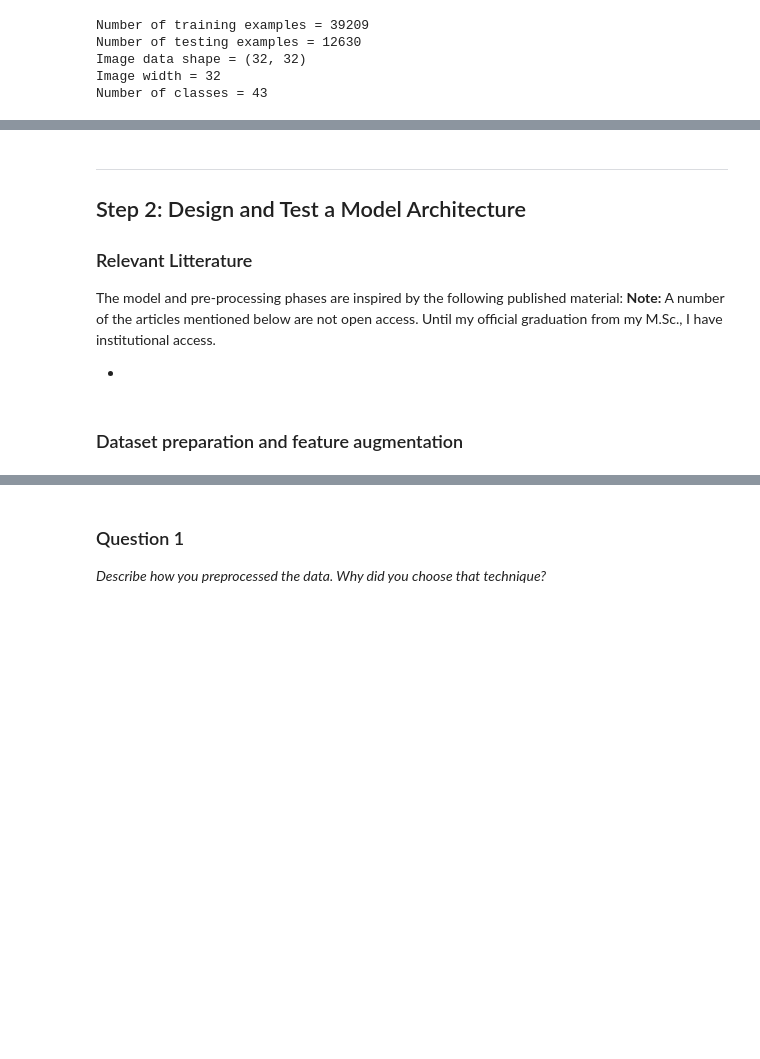
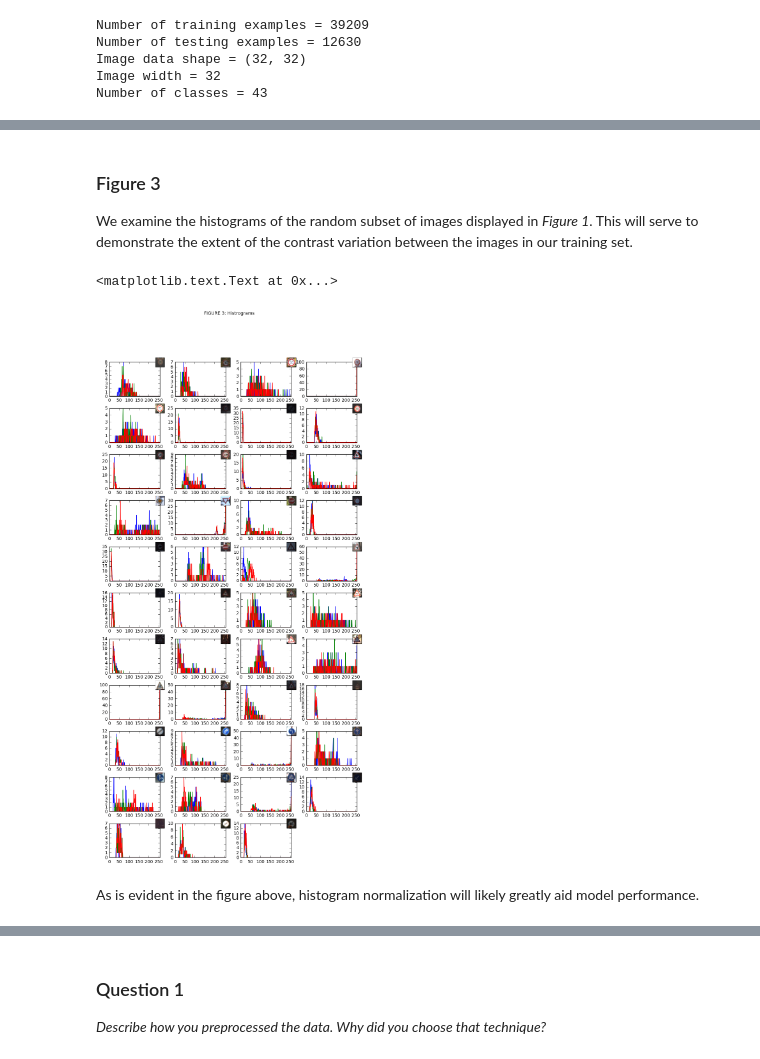
Before and after one commit to danidb/sdcnd-traffic-signs, a Jupyter notebook: Traffic_Sign_Classifier.ipynb, the cells around one changed output, grey strips where cells are left out. Saved outputs shown, nothing was run; the diff lists cells and outputs as text; code cells hidden in the pictures; blank space fills up the shorter version.

```diff
--- a/Traffic_Sign_Classifier.ipynb
+++ b/Traffic_Sign_Classifier.ipynb
@@ -158,13 +140,0 @@ figure_2.suptitle('Class Frequency')
-# %% [markdown]
-----
-
-## Step 2: Design and Test a Model Architecture
-
-
-### Relevant Litterature
-The model and pre-processing phases are inspired by the following published material:
-**Note:** A number of the articles mentioned below are not open access. Until my official graduation from my M.Sc., I have institutional access.
-
--
-# %% [markdown]
-### Dataset preparation and feature augmentation
@@ -172,0 +141,31 @@ The model and pre-processing phases are inspired by the following published mate
+# %% [markdown]
+### Figure 3
+
+We examine the histograms of the random subset of images displayed in *Figure 1*. This will serve to demonstrate the extent of the contrast variation between the images in our training set.
+# %%
+figure_3_row_length = 4
+
+figure_3 = plt.figure(3, figsize=(10, 20))
+for i in range(0, len(figure_1_images)):
+    figure_3_ax = figure_3.add_subplot(np.ceil(len(figure_1_images)/figure_3_row_length), figure_3_row_length, i+1)
+    for j,col in enumerate(('b', 'g', 'r')):
+        figure_3_subhist = cv2.calcHist(figure_1_images[i], [j], None, [256], [0,256])
+        figure_3_ax.plot(figure_3_subhist, color=col)
+        figure_3_ax.set_xlim([0,256])
+
+    # Give us a little thumbnail of the image to look at
+    image_current = OffsetImage(figure_1_images[i], zoom=0.9)
+    figure_3_ann = AnnotationBbox(image_current,
+                                xybox=[1, 1],
+                                xy=[1, 1],
+                                xycoords='axes fraction',
+                                pad=0)
+    figure_3_ax.add_artist(figure_3_ann)
+
+figure_3.subplots_adjust(wspace=0.3, hspace=0.35)
+figure_3.suptitle('FIGURE 3: Histrograms')
+# %% [output]
+<matplotlib.text.Text at 0x...>
+[figure, added]
+# %% [markdown]
+As is evident in the figure above, histogram normalization will likely greatly aid model performance.
```
Also changed, not shown: parts of 19 cells of this notebook.
